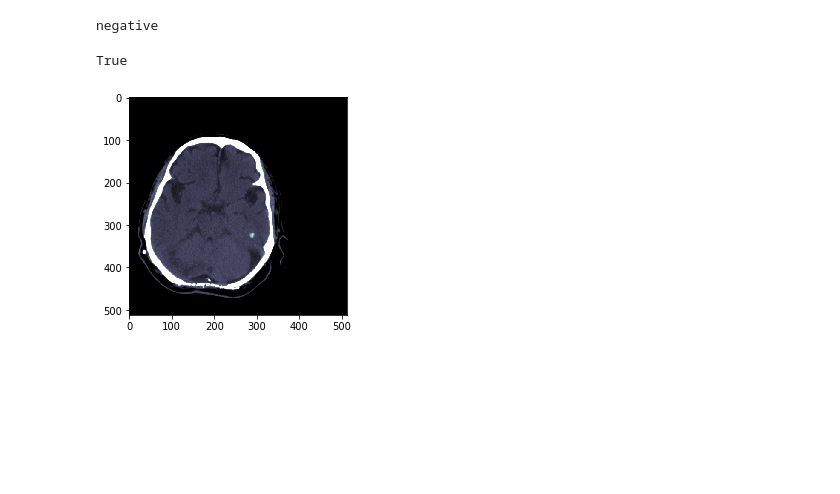
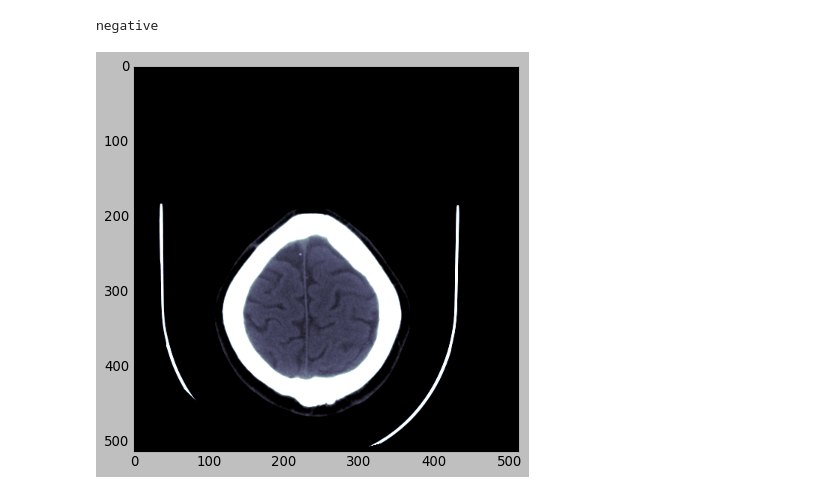
Before and after one commit to 3-3-3/Brain-Hemorrhaging, a Jupyter notebook: Visualization.ipynb, the cells around one changed output. Saved outputs shown, nothing was run; the diff lists cells and outputs as text; code cells hidden in the pictures; blank space fills up the shorter version.

```diff
--- a/Visualization.ipynb
+++ b/Visualization.ipynb
@@ -157,0 +140,11 @@ plt.show()
+# %%
+ plt.bar(num, neg, 0.9)
+plt.style.use(['ggplot', 'seaborn-dark-palette'])
+
+plt.xticks(num, ticks)
+plt.yticks(np.arange(0, 17, 2))
+plt.ylabel('Percent of Negative Images')
+plt.xlabel('Hemorrhage Type')
+plt.title('Percent Negative By Hemorrhage Type')
+
+plt.show()
@@ -188,20 +192,19 @@ import os
 import png
 
 
-img_file = os.path.join(base_dir, 'ID_00008ce3c.dcm')
+img_file = os.path.join(base_dir, 'ID_0001de0e8.dcm')
 img_data = dcm.read_file(img_file)
 window_center, window_width, intercept, slope = get_windowing(img_data)
 img = dcm.read_file(img_file).pixel_array
 epidural = window_image(img, 600, 2800, intercept, slope)
 brain = window_image(img, 40, 80, intercept, slope)
 subdural = window_image(img, 80, 200, intercept, slope)
-# %% [output]
-True
 # %%
 plt.imshow(subdural, cmap=plt.cm.bone)
+plt.style.use('classic')
 plt.imsave('subdural.jpg', subdural, cmap=plt.cm.bone)
 # %% [output]
-[figure, old version]
+[figure, new version]
 # %%
 plt.imshow(brain, cmap=plt.cm.bone)
 plt.imsave('brain.jpg', brain, cmap=plt.cm.bone)
```
Also changed, not shown: parts of 10 cells of this notebook, 1 other file.
